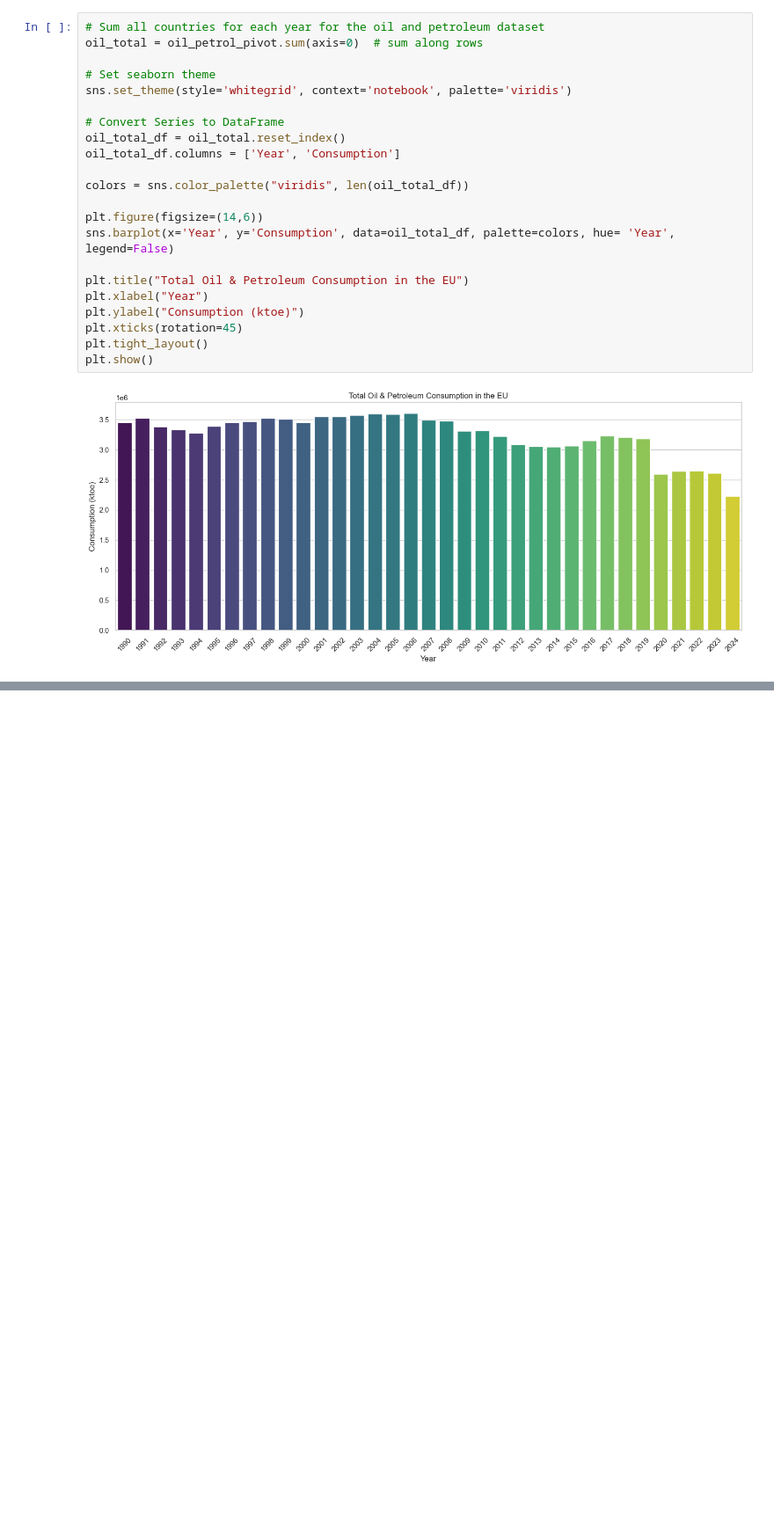
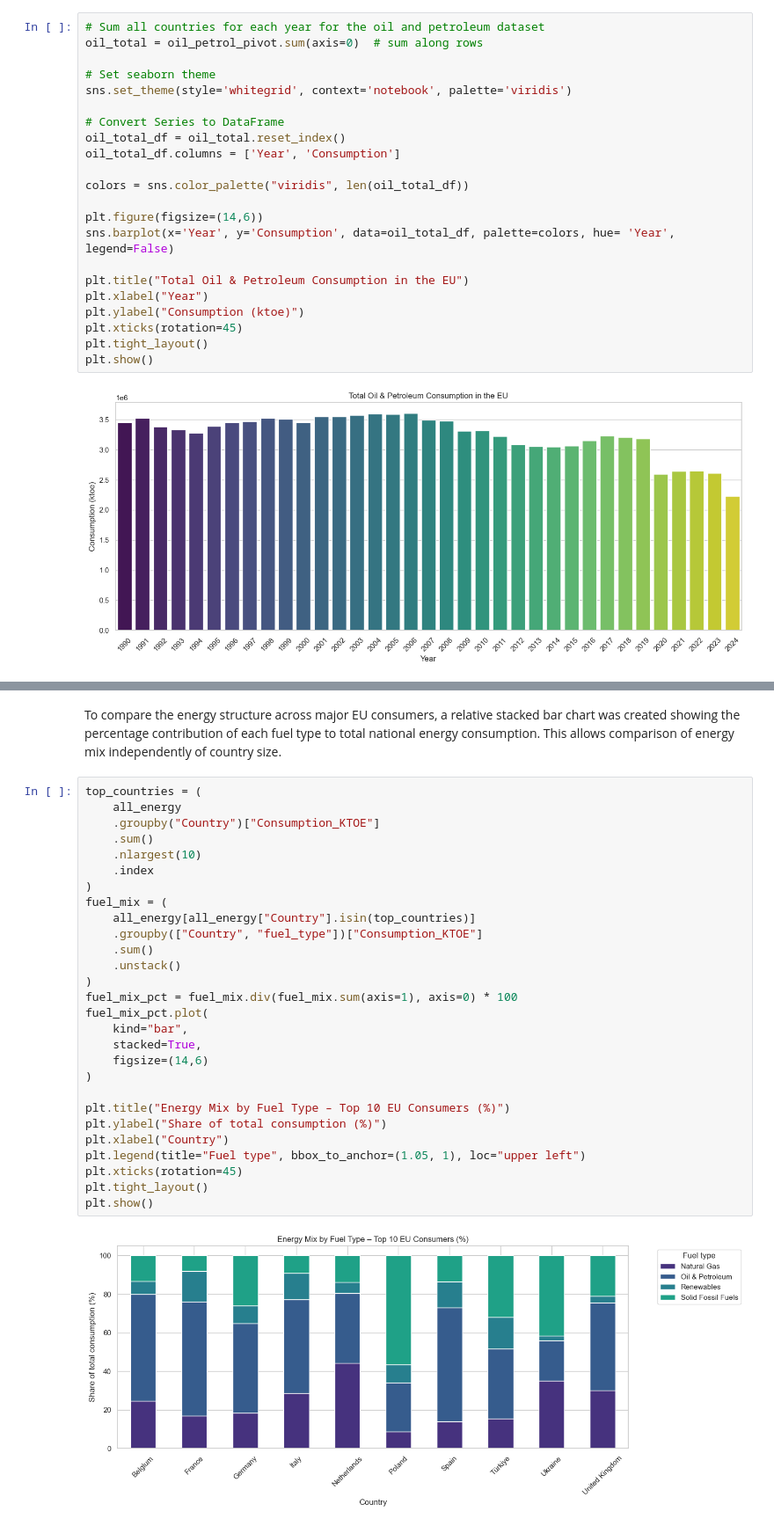
Before and after one commit to AnnaLozenko/PFDA_Project, a Jupyter notebook: eu_energy_sources_analysis.ipynb, the cells around one changed output, grey strips where cells are left out. Shown: that part at 88% size. Drawn from its saved outputs; the diff is of its cells as text; blank space fills up the shorter version.

```diff
--- a/eu_energy_sources_analysis.ipynb
+++ b/eu_energy_sources_analysis.ipynb
@@ -551,0 +545,32 @@ plot_heatmap(renewables_pivot, "Renewables", top_n=5)
+# %% [markdown]
+To compare the energy structure across major EU consumers, a relative stacked bar chart was created showing the percentage contribution of each fuel type to total national energy consumption. This allows comparison of energy mix independently of country size.
+# %%
+top_countries = (
+    all_energy
+    .groupby("Country")["Consumption_KTOE"]
+    .sum()
+    .nlargest(10)
+    .index
+)
+fuel_mix = (
+    all_energy[all_energy["Country"].isin(top_countries)]
+    .groupby(["Country", "fuel_type"])["Consumption_KTOE"]
+    .sum()
+    .unstack()
+)
+fuel_mix_pct = fuel_mix.div(fuel_mix.sum(axis=1), axis=0) * 100
+fuel_mix_pct.plot(
+    kind="bar",
+    stacked=True,
+    figsize=(14,6)
+)
+
+plt.title("Energy Mix by Fuel Type – Top 10 EU Consumers (%)")
+plt.ylabel("Share of total consumption (%)")
+plt.xlabel("Country")
+plt.legend(title="Fuel type", bbox_to_anchor=(1.05, 1), loc="upper left")
+plt.xticks(rotation=45)
+plt.tight_layout()
+plt.show()
+# %% [output]
+[figure, added]
```
Also changed, not shown: parts of 22 cells of this notebook.
